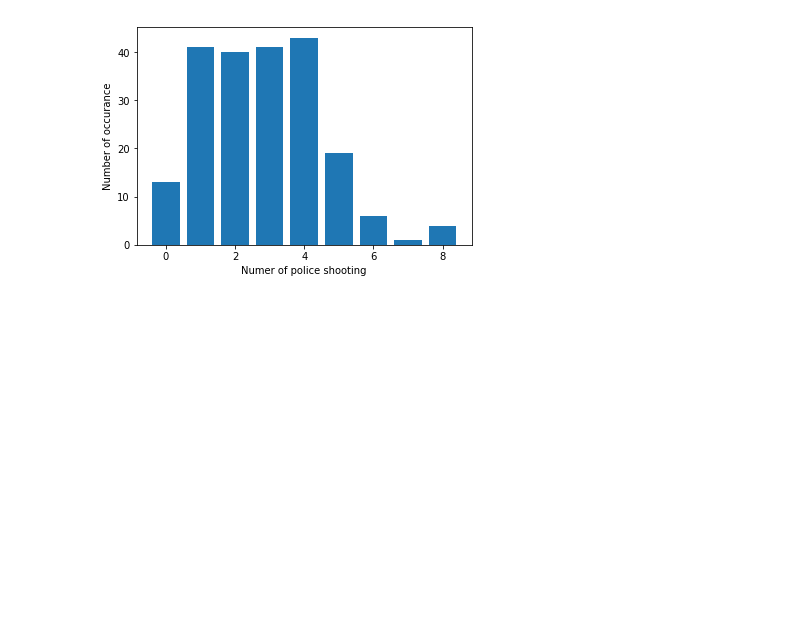
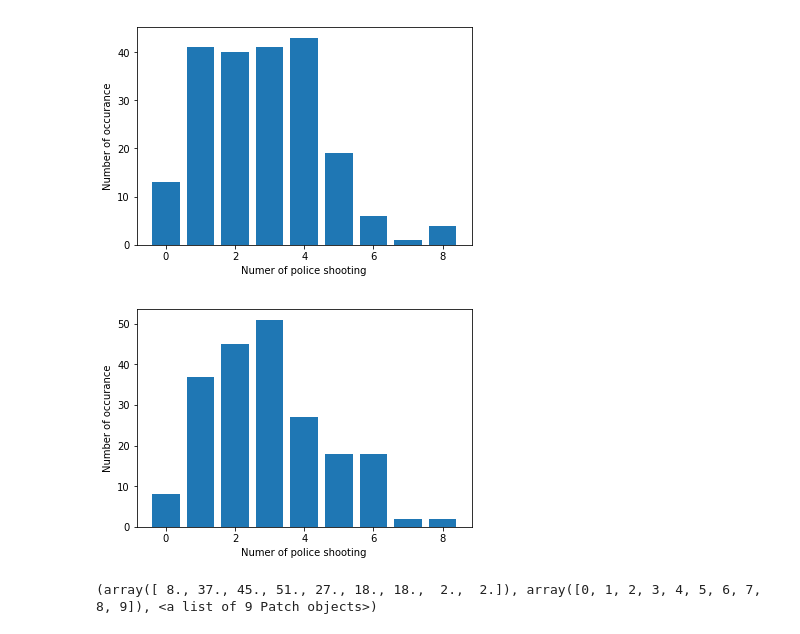
Before and after one commit to cryscan/ve401-project-2, a Jupyter notebook: notebooks/Untitled.ipynb, the cells around one changed output. Saved outputs shown, nothing was run; the diff lists cells and outputs as text; code cells hidden in the pictures; blank space fills up the shorter version.

```diff
--- a/notebooks/Untitled.ipynb
+++ b/notebooks/Untitled.ipynb
@@ -108,6 +108,7 @@ counts_2016 = dict((k, v) for k, v in counts.items() if k.year == 2016)
 counts_2017 = dict((k, v) for k, v in counts.items() if k.year == 2017)
 counts_2018 = dict((k, v) for k, v in counts.items() if k.year == 2018)
 counts_monday = dict((k, v) for k, v in counts.items() if calendar.weekday(k.year, k.month, k.day) == 0)
+counts_wednesday = dict((k, v) for k, v in counts.items() if calendar.weekday(k.year, k.month, k.day) == 2)
 counts_tuesday = dict((k, v) for k, v in counts.items() if calendar.weekday(k.year, k.month, k.day) == 1)
 # %%
 num = np.array(list(counts_2015.values()))
@@ -157,3 +158,15 @@ plt.ylabel(r"Number of occurance")
 plt.show()
 # %% [output]
 [figure]
+# %%
+num = np.array(list(counts_wednesday.values()))
+h1 = plt.hist(num, range(10), rwidth=0.8, align='left')
+plt.xlabel(r"Numer of police shooting")
+plt.ylabel(r"Number of occurance")
+plt.show()
+# %% [output]
+[figure, added]
+# %%
+print(h1)
+# %% [output]
+(array([ 8., 37., 45., 51., 27., 18., 18.,  2.,  2.]), array([0, 1, 2, 3, 4, 5, 6, 7, 8, 9]), <a list of 9 Patch objects>)
```
Also changed, not shown: 1 other file.
